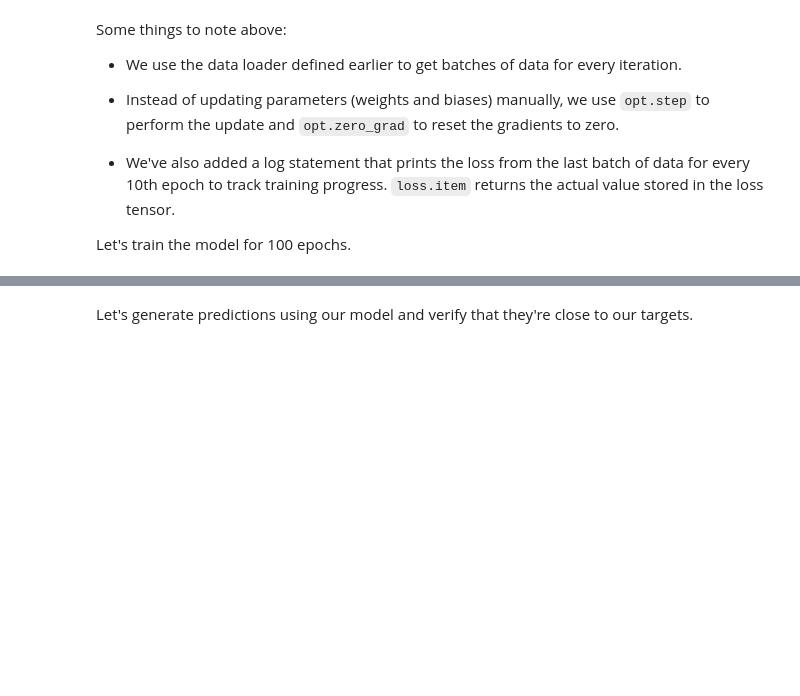
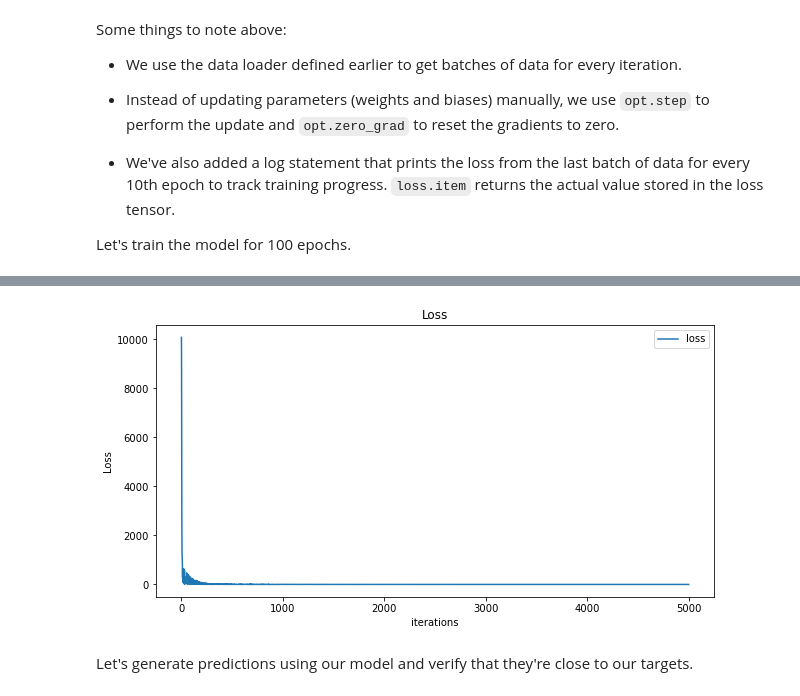
Before and after one commit to hizuka590/learning-pytorch, a Jupyter notebook: 02-linear-regression-v-30/02-linear-regression.ipynb, the cells around one changed output, grey strips where cells are left out. Saved outputs shown, nothing was run; the diff lists cells and outputs as text; code cells hidden in the pictures; blank space fills up the shorter version.

```diff
--- a/02-linear-regression-v-30/02-linear-regression.ipynb
+++ b/02-linear-regression-v-30/02-linear-regression.ipynb
@@ -403,7 +499,7 @@ We'll also create a `DataLoader`, which can split the data into batches of a pre
 from torch.utils.data import DataLoader
 # %%
 # Define data loader
-batch_size = 5
+batch_size = 3
 train_dl = DataLoader(train_ds, batch_size, shuffle=True)
 # %% [markdown]
 We can use the data loader in a `for` loop. Let's look at an example.
@@ -479,7 +612,7 @@ The only change is that we'll work batches of data instead of processing the ent
 # %%
 # Utility function to train the model
 def fit(num_epochs, model, loss_fn, opt, train_dl):
-
+    losses =[]
     # Repeat for given number of epochs
     for epoch in range(num_epochs):
 
@@ -491,7 +624,7 @@ def fit(num_epochs, model, loss_fn, opt, train_dl):
 
             # 2. Calculate loss
             loss = loss_fn(pred, yb)
-
+            losses.append(loss.detach().numpy())
             # 3. Compute gradients
             loss.backward()
 
@@ -502,8 +635,9 @@ def fit(num_epochs, model, loss_fn, opt, train_dl):
             opt.zero_grad()
 
         # Print the progress
-        if (epoch+1) % 10 == 0:
+        if (epoch+1) % 100 == 0:
             print('Epoch [{}/{}], Loss: {:.4f}'.format(epoch+1, num_epochs, loss.item()))
+    return losses
 # %% [markdown]
 Some things to note above:
 
@@ -515,4 +649,4 @@ Some things to note above:
 
 Let's train the model for 100 epochs.
 # %%
-fit(100, model, loss_fn, opt, train_dl)
+losses = fit(1000, model, loss_fn, opt, train_dl)
@@ -519,3 +664,16 @@ fit(100, model, loss_fn, opt, train_dl)
+# %%
+import matplotlib.pyplot as plt
+
+plt.figure(figsize=(10,5))
+plt.title("Loss")
+plt.plot(losses,label="loss")
+
+plt.xlabel("iterations")
+plt.ylabel("Loss")
+plt.legend()
+plt.show()
+# %% [output]
+[figure, added]
 # %% [markdown]
 Let's generate predictions using our model and verify that they're close to our targets.
 # %%
```
Also changed, not shown: parts of 36 cells of this notebook, 5 other files.
